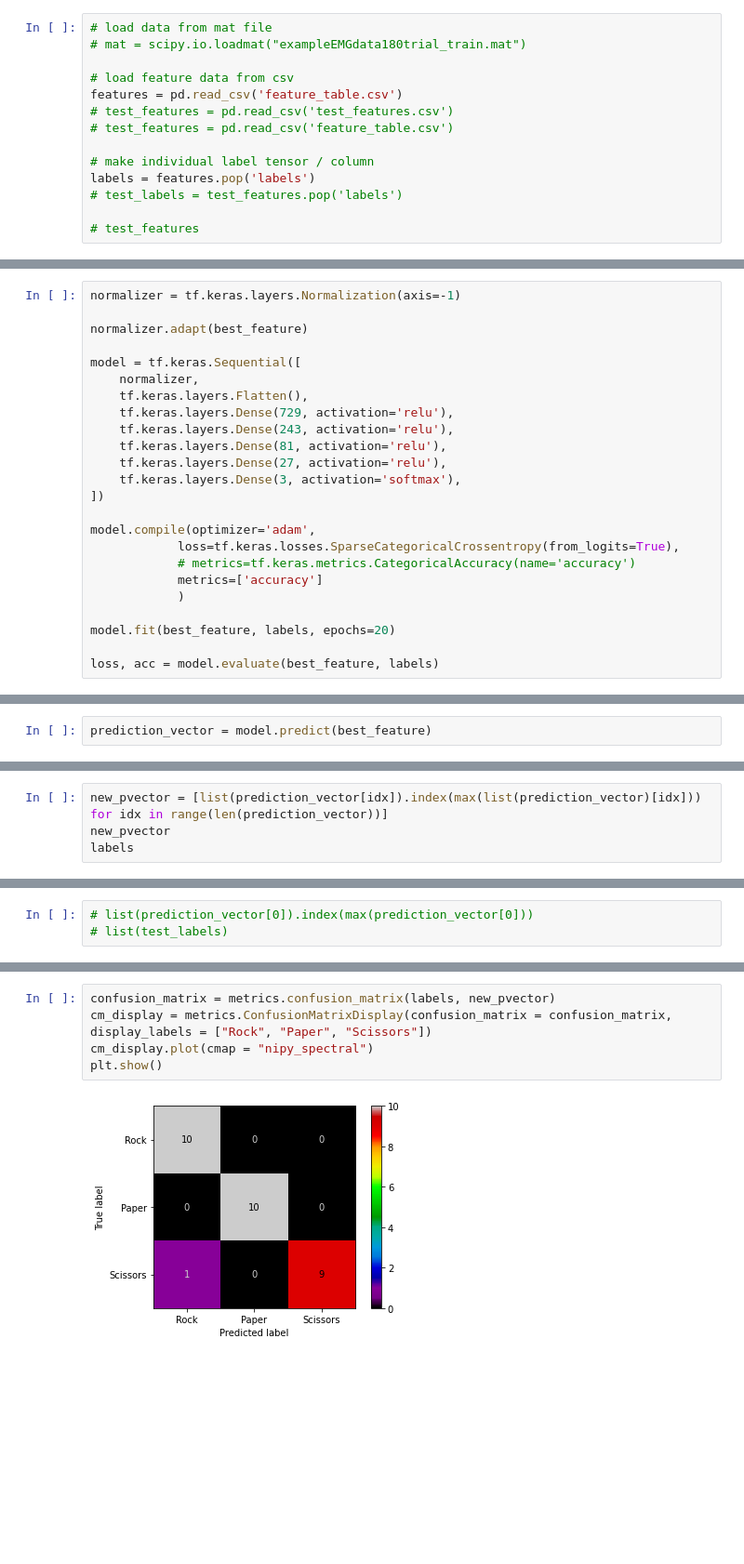
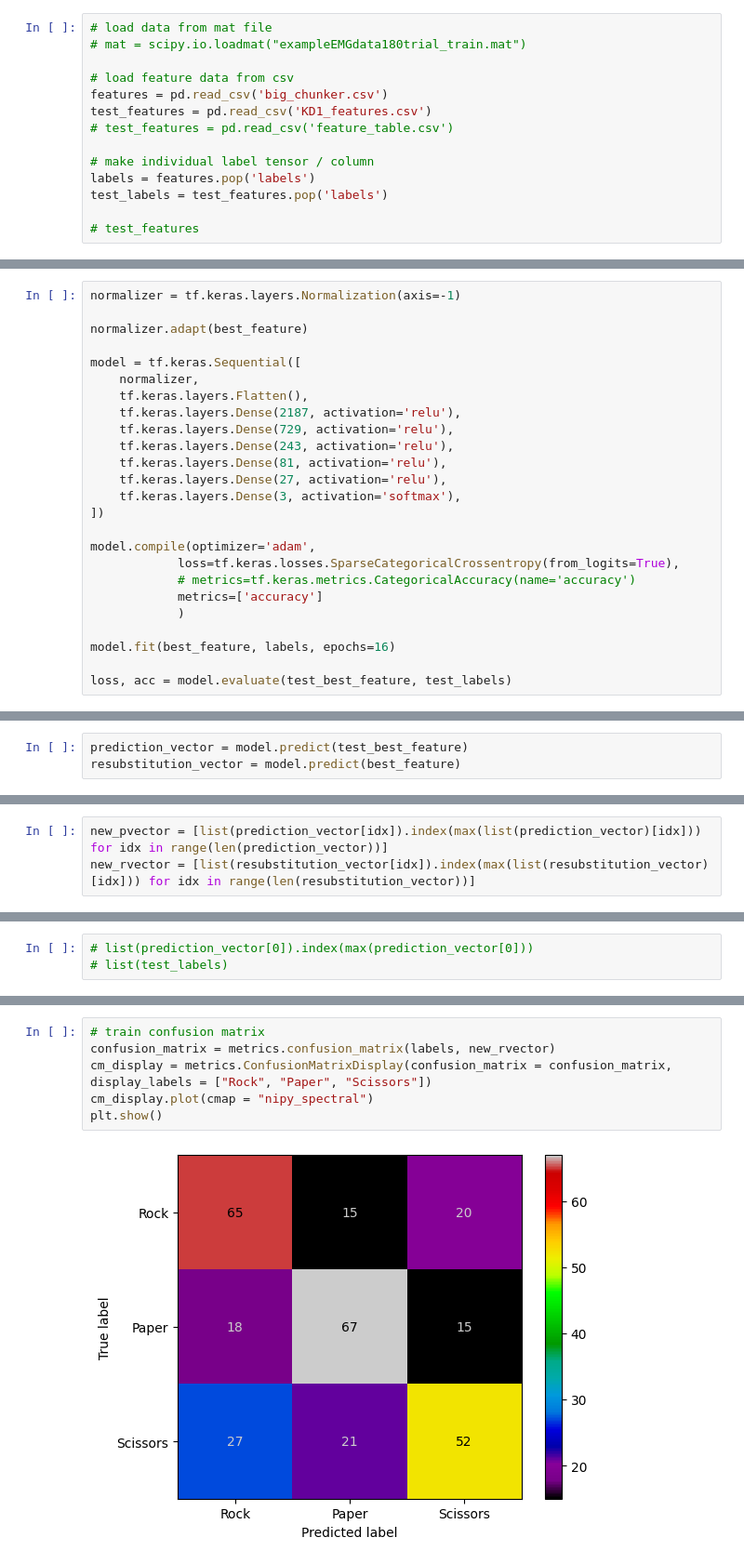
Before and after one commit to Moampane/rps_classifier, a Jupyter notebook: classification.ipynb, the cells around one changed output, grey strips where cells are left out. Shown at 93% size. Saved outputs shown, nothing was run; the diff lists cells and outputs as text; blank space fills up the shorter version.

Commit message:
Optimize classifier and use all train data

```diff
--- a/classification.ipynb
+++ b/classification.ipynb
@@ -11,13 +11,13 @@ from sklearn import metrics
 # mat = scipy.io.loadmat("exampleEMGdata180trial_train.mat")
 
 # load feature data from csv
-features = pd.read_csv('feature_table.csv')
-# test_features = pd.read_csv('test_features.csv')
+features = pd.read_csv('big_chunker.csv')
+test_features = pd.read_csv('KD1_features.csv')
 # test_features = pd.read_csv('feature_table.csv')
 
 # make individual label tensor / column
 labels = features.pop('labels')
-# test_labels = test_features.pop('labels')
+test_labels = test_features.pop('labels')
 
 # test_features
 # %%
@@ -119,6 +119,7 @@ normalizer.adapt(best_feature)
 model = tf.keras.Sequential([
     normalizer,
     tf.keras.layers.Flatten(),
+    tf.keras.layers.Dense(2187, activation='relu'),
     tf.keras.layers.Dense(729, activation='relu'),
     tf.keras.layers.Dense(243, activation='relu'),
     tf.keras.layers.Dense(81, activation='relu'),
@@ -132,7 +133,7 @@ model.compile(optimizer='adam',
             metrics=['accuracy']
             )
 
-model.fit(best_feature, labels, epochs=20)
+model.fit(best_feature, labels, epochs=16)
 
-loss, acc = model.evaluate(best_feature, labels)
+loss, acc = model.evaluate(test_best_feature, test_labels)
 # %% [output]
@@ -157,3 +158,4 @@ Epoch 20/20
 # %%
-prediction_vector = model.predict(best_feature)
+prediction_vector = model.predict(test_best_feature)
+resubstitution_vector = model.predict(best_feature)
 # %% [output]
@@ -161,4 +164,3 @@ prediction_vector = model.predict(best_feature)
 # %%
 new_pvector = [list(prediction_vector[idx]).index(max(list(prediction_vector)[idx])) for idx in range(len(prediction_vector))]
-new_pvector
-labels
+new_rvector = [list(resubstitution_vector[idx]).index(max(list(resubstitution_vector)[idx])) for idx in range(len(resubstitution_vector))]
@@ -192,7 +176,8 @@ len(correct_predictions)/len(prediction_vector)
 # %%
-confusion_matrix = metrics.confusion_matrix(labels, new_pvector)
+# train confusion matrix
+confusion_matrix = metrics.confusion_matrix(labels, new_rvector)
 cm_display = metrics.ConfusionMatrixDisplay(confusion_matrix = confusion_matrix, display_labels = ["Rock", "Paper", "Scissors"])
 cm_display.plot(cmap = "nipy_spectral")
 plt.show()
 # %% [output]
-[figure, old version]
+[figure, new version]
```
Also changed, not shown: parts of 11 cells of this notebook, 4 other files.
